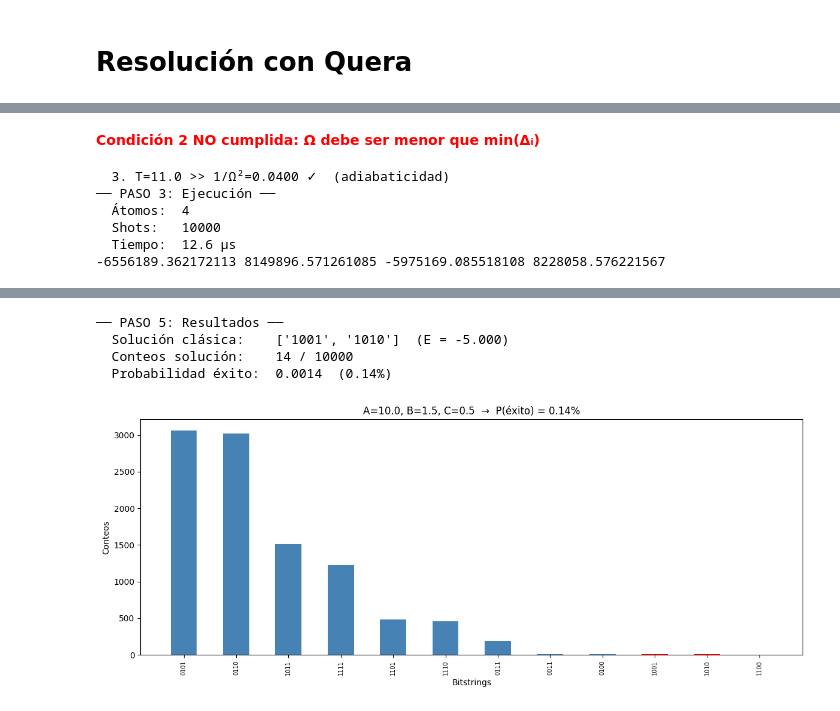
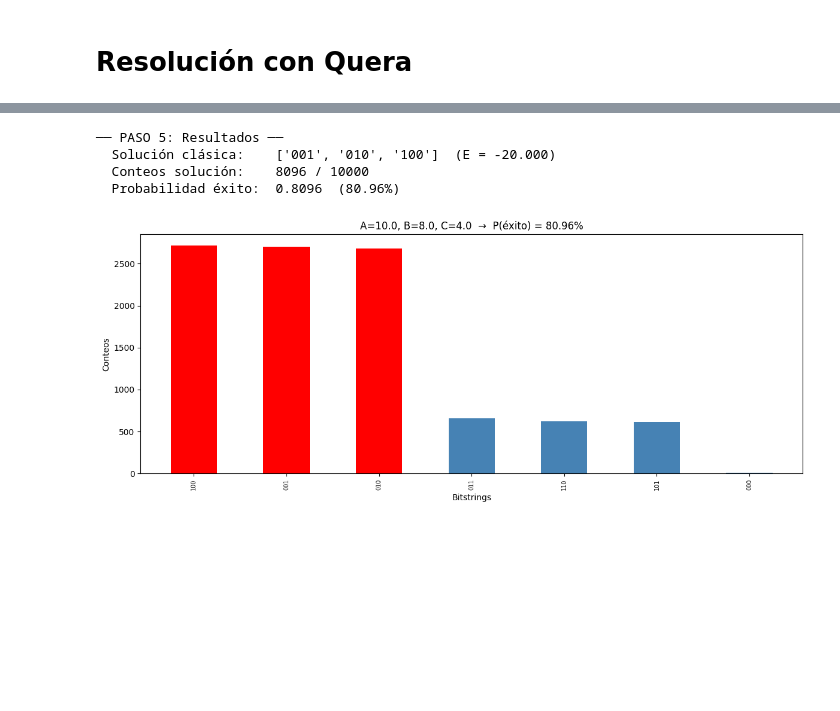
Before and after one commit to javipena2003/Codigo_tfg, a Jupyter notebook: 6_QUBO_resolucion.ipynb, the cells around one changed output, grey strips where cells are left out. Cells and saved outputs as stored; diff of their text form; code cells hidden in the pictures; blank space fills up the shorter version.

Commit message:
20/4 Resolución genérica QUBO implementada

```diff
--- a/6_QUBO_resolucion.ipynb
+++ b/6_QUBO_resolucion.ipynb
@@ -124,11 +184,0 @@ Nota: el tiempo de resolución **escala exponencialmente**
-# %%
-bitstrings = [np.binary_repr(i, len(Q)) for i in range(2 ** len(Q))]
-costs = []
-# this takes exponential time with the dimension of the QUBO
-for b in bitstrings:
-    z = np.array(list(b), dtype=int)
-    cost = z @ Q @ z
-    costs.append(cost)
-zipped = zip(bitstrings, costs)
-sort_zipped = sorted(zipped, key=lambda x: x[1])
-print(sort_zipped[:3])
@@ -263,49 +317,15 @@ delta_local = -np.diag(Q)
 delta_end   = np.max(delta_local)
 escalas     = (delta_local / delta_end).tolist()
 
-print("── PASO 1: Detunings locales ──")
-for i, esc in enumerate(escalas):
-    print(f"  Átomo {i}: Δ_{i} = {delta_local[i]:.3f} rad/µs  →  escala = {esc:.4f}")
-
 
 
 # ══════════════════════════════════════════════════════════════
-# PASO 2: Parámetros de simulación y comprobaciones
+# PASO 2: Parámetros de simulación
 # ══════════════════════════════════════════════════════════════
-omega_max  = 5    # Frecuencia de Rabi máxima [rad/µs]
+#omega_max  = 5    # Frecuencia de Rabi máxima [rad/µs]
+#omega_max = 0.8*A
+omega_max  = 0.3 * np.min(delta_local)
 sweep_time = 11.0  # Tiempo de evolución adiabática [µs]
-
-C6 = 2 * np.pi * 862690  # Coeficiente de van der Waals [rad/µs · µm^6]
-R_B = (C6 / omega_max) ** (1/6)
-
-delta_local_min = np.min(delta_local)
-T_min_estimado  = 1 / omega_max**2
-
-print("── PASO 2: Comprobaciones ──")
-print(f"  Ω_max = {omega_max} rad/µs")
-print(f"  R_B   = {R_B:.2f} µm")
-
-# Condición 1: Ω < A  (garantiza bloqueo de Rydberg)
-if omega_max < A:
-    print(f"  1. Ω={omega_max} < A={A} ✓  (bloqueo garantizado)")
-else:
-    display(HTML("<span style='color: #FF0000; font-weight: bold;'>"
-                 "Condición 1 NO cumplida: Ω debe ser menor que A</span>"))
-
-# Condición 2: Ω < min(Δᵢ)  (garantiza selectividad)
-if omega_max < delta_local_min:
-    print(f"  2. Ω={omega_max} < min(Δᵢ)={delta_local_min:.3f} ✓  (selectividad)")
-else:
-    display(HTML("<span style='color: #FF0000; font-weight: bold;'>"
-                 "Condición 2 NO cumplida: Ω debe ser menor que min(Δᵢ)</span>"))
-
-# Condición 3: T >> 1/Ω²  (adiabaticidad)
-if sweep_time > 10 * T_min_estimado:
-    print(f"  3. T={sweep_time} >> 1/Ω²={T_min_estimado:.4f} ✓  (adiabaticidad)")
-else:
-    display(HTML("<span style='color: #FF0000; font-weight: bold;'>"
-                 "Condición 3 NO cumplida: sweep_time insuficiente</span>"))
-
 
 
 # ══════════════════════════════════════════════════════════════
@@ -325,11 +345,6 @@ prog = (
     .detuning.scale(escalas).piecewise_linear(durations, rabi_detuning_values)
 )
 
-print("── PASO 3: Ejecución ──")
-print(f"  Átomos:  {len(Q)}")
-print(f"  Shots:   {n_shots}")
-print(f"  Tiempo:  {sum(durations):.1f} µs")
-
 emu_prog = prog.bloqade.python().run(shots=n_shots)
 report   = emu_prog.report()
 report.show()
@@ -337,7 +352,7 @@ report.show()
 
 
 # ══════════════════════════════════════════════════════════════
-# PASO 5: Análisis de resultados y probabilidad de éxito
+# PASO 4: Análisis de resultados y probabilidad de éxito
 # ══════════════════════════════════════════════════════════════
 # Extraer conteos del emulador
 counts = report.counts()[0]  # dict {(0,1,0,...): n_apariciones, ...}
@@ -388,14 +395,7 @@ plt.show()
-Condición 2 NO cumplida: Ω debe ser menor que min(Δᵢ)
-  3. T=11.0 >> 1/Ω²=0.0400 ✓  (adiabaticidad)
-── PASO 3: Ejecución ──
-  Átomos:  4
-  Shots:   10000
-  Tiempo:  12.6 µs
--6556189.362172113 8149896.571261085 -5975169.085518108 8228058.576221567
 [interactive output not drawn]
 [interactive output not drawn]
-── PASO 5: Resultados ──
-  Solución clásica:    ['1001', '1010']  (E = -5.000)
-  Conteos solución:    14 / 10000
-  Probabilidad éxito:  0.0014  (0.14%)
+── PASO 5: Resultados ──
+  Solución clásica:    ['001', '010', '100']  (E = -20.000)
+  Conteos solución:    8096 / 10000
+  Probabilidad éxito:  0.8096  (80.96%)
-[figure, old version]
+[figure, new version]
```
Also changed, not shown: parts of 20 cells of this notebook, 6 other files.
